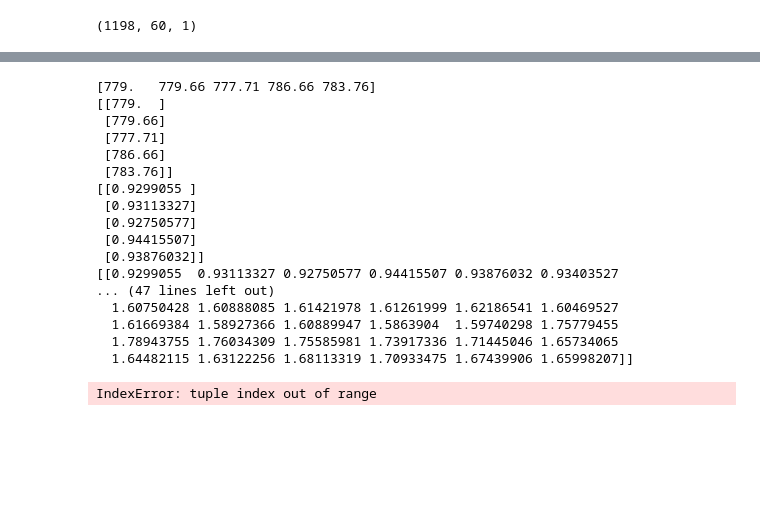
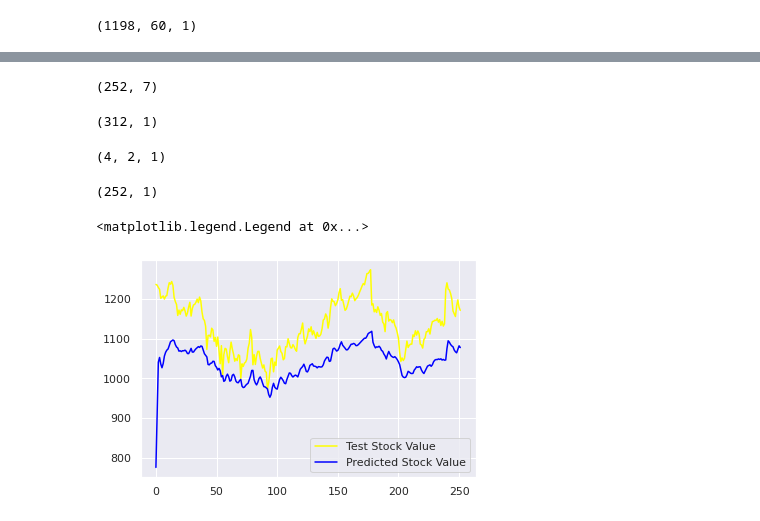
Before and after one commit to Beloin/google_stock_price_prediction, a Jupyter notebook: google_stock_pred.ipynb, the cells around one changed output, grey strips where cells are left out. Cells and saved outputs as stored; diff of their text form; code cells hidden in the pictures; blank space fills up the shorter version.

```diff
--- a/google_stock_pred.ipynb
+++ b/google_stock_pred.ipynb
@@ -167,48 +165,44 @@ Epoch 100/100
 test_base = pd.read_csv('Google_test_data.csv')
 
 test_stock_price = test_base.iloc[:, 1:2].values
+# %%
+test_base.shape
+# %% [output]
+(252, 7)
 # %%
 total_ds = pd.concat((google_train_base.Open, test_base.Open), axis=0)
 
-# Again the 60 magic number... Identify why
+# Again the 60 magic number... Identify why: 60 its the time-step
 inputs = total_ds[len(total_ds) - len(test_base) - 60:].values
 
-
-print(inputs[:5])
-
 inputs = np.reshape(inputs, (-1, 1))
-
-print(inputs[:5])
-
 inputs = scaler.transform(inputs)
-
-print(inputs[:5])
-inputs = np.reshape(inputs, (1, -1))
-
-print(inputs[:5])
-
-X_test = []
-# Wtf are those numbers??
-for i in range(60, 80):
-    X_test.append(inputs[i-60:i, 0])
-X_test = np.array(X_test)
-X_test = np.array(X_test, (X_test.shape[0], X_test.shape[1], 1))
+inputs.shape
 # %% [output]
-[779.   779.66 777.71 786.66 783.76]
-[[779.  ]
- [779.66]
- [777.71]
- [786.66]
- [783.76]]
-[[0.9299055 ]
- [0.93113327]
- [0.92750577]
- [0.94415507]
- [0.93876032]]
-[[0.9299055  0.93113327 0.92750577 0.94415507 0.93876032 0.93403527
-... (47 lines left out)
-  1.60750428 1.60888085 1.61421978 1.61261999 1.62186541 1.60469527
-  1.61669384 1.58927366 1.60889947 1.5863904  1.59740298 1.75779455
-  1.78943755 1.76034309 1.75585981 1.73917336 1.71445046 1.65734065
-  1.64482115 1.63122256 1.68113319 1.70933475 1.67439906 1.65998207]]
+(312, 1)
-IndexError: tuple index out of range
+# %%
+X_test = []
+# Wtf are those numbers??: 60 is the time-step in RNN 312 ITS THE INPUT LENGHT
+for i in range(60, 312):
+    X_test.append(inputs[i-60:i, 0])
+
+X_test = np.array(X_test)
+X_test = np.reshape(X_test, (X_test.shape[0], X_test.shape[1], 1))
+# %%
+np.array([ [ [1],[1] ], [ [2],[2] ], [ [1],[1] ], [ [2],[2] ] ]).shape
+# %% [output]
+(4, 2, 1)
+# %%
+predicted_value = regressor.predict(X_test)
+predicted_value = scaler.inverse_transform(predicted_value)
+
+predicted_value.shape
+# %% [output]
+(252, 1)
+# %%
+plt.plot(test_stock_price, color='yellow', label='Test Stock Value')
+plt.plot(predicted_value, color='blue', label='Predicted Stock Value')
+plt.legend()
+# %% [output]
+<matplotlib.legend.Legend at 0x...>
+[figure, added]
```
Also changed, not shown: parts of 4 cells of this notebook, 1 other file.
